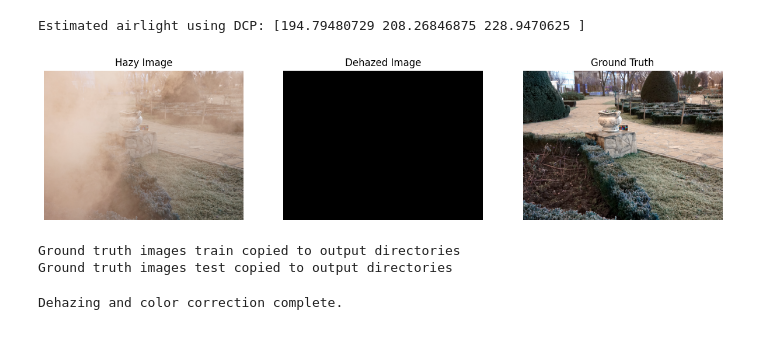
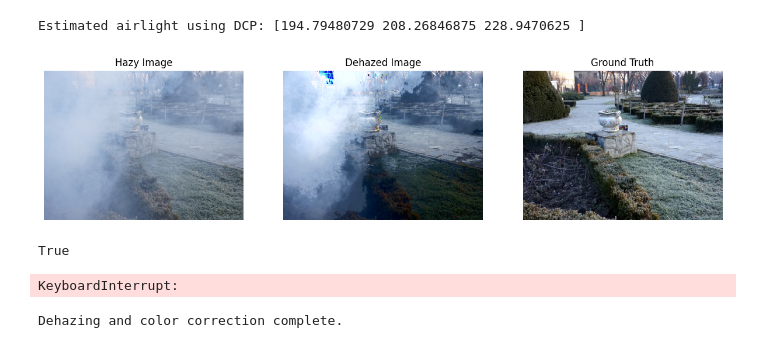
Before and after one commit to hasanhd555/Vision-Transformer-Image-Dehazing, a Jupyter notebook: check_prior.ipynb, the cells around one changed output. Cells and saved outputs as stored; diff of their text form; code cells hidden in the pictures.

```diff
--- a/check_prior.ipynb
+++ b/check_prior.ipynb
@@ -79,7 +80,8 @@ def load_image(image_path):
     # Load image and convert to RGB color space
     img = cv2.imread(image_path)
     img = cv2.cvtColor(img, cv2.COLOR_BGR2RGB)
-    return img[:, :, ::-1].astype('float32') / 255.0
+    #img=img.astype('uint8')
+    return img
 
 def convert_to_spherical(image):
     # Convert image to spherical coordinates
@@ -176,34 +178,42 @@ transmission_estimated = estimate_transmission(r, max_radius, cluster_labels)
 # Regularize transmission
 regularized_transmission = gaussian_filter(transmission_estimated, sigma=0.1)
 
 # Dehaze the image
 dehazed_image = dehaze_image(hazy_image, regularized_transmission, airlight_dcp)
 dehazed_image = post_proc(dehazed_image)
 
+#hazy_image = hazy_image[:, :, ::-1].astype("float32")
+
+
+
 GT_image = load_image('test/GT/03.png')
+#GT_image = GT_image[:, :, ::-1].astype("float32")
 # Displaying the results
 import matplotlib.pyplot as plt
 
 plt.figure(figsize=(15, 10))
 
 plt.subplot(1, 3, 1)
 plt.imshow(hazy_image)
 plt.title('Hazy Image')
 plt.axis('off')
 
 plt.subplot(1, 3, 2)
 plt.imshow(dehazed_image)
 plt.title('Dehazed Image')
 plt.axis('off')
 
 plt.subplot(1, 3, 3)
 plt.imshow(GT_image)
 plt.title('Ground Truth')
 plt.axis('off')
 
 plt.show()
+
+cv2.imwrite('dehazed_image.png', dehazed_image)
 # %% [output]
-[figure, old version]
+[figure, new version]
+True
 # %%
 #create a folder color_Correct generate dehazed images for each image in train/hazy and test/hazy and store it in
 #color_Correct folder in train/noisy and test/noisy respectively also store the ground truth images in train/GT and test/GT respectively
@@ -249,8 +259,7 @@ for image_name in os.listdir(test_gt_dir):
 
 print("Ground truth images test copied to output directories")
 # %% [output]
-Ground truth images train copied to output directories
-Ground truth images test copied to output directories
+KeyboardInterrupt:
 # %%
 
 # Define airlight estimation method
```
Also changed, not shown: parts of 1 cell of this notebook, 1 other file.
